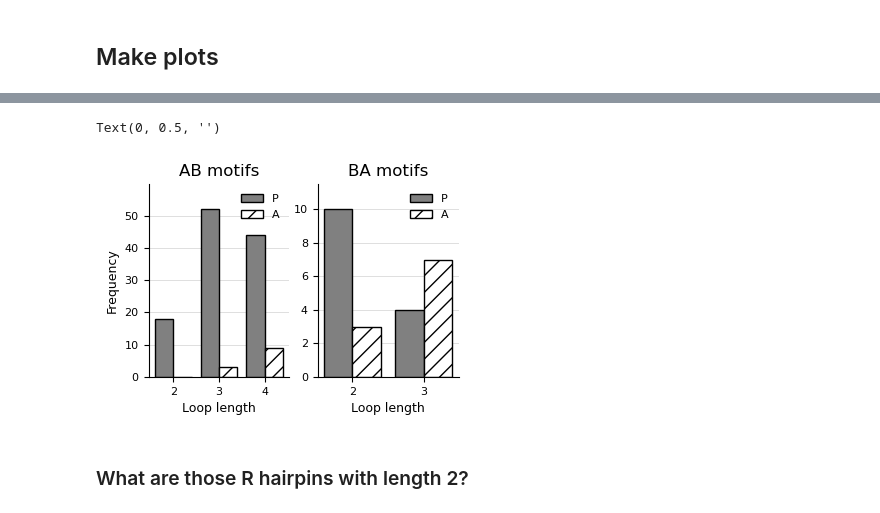
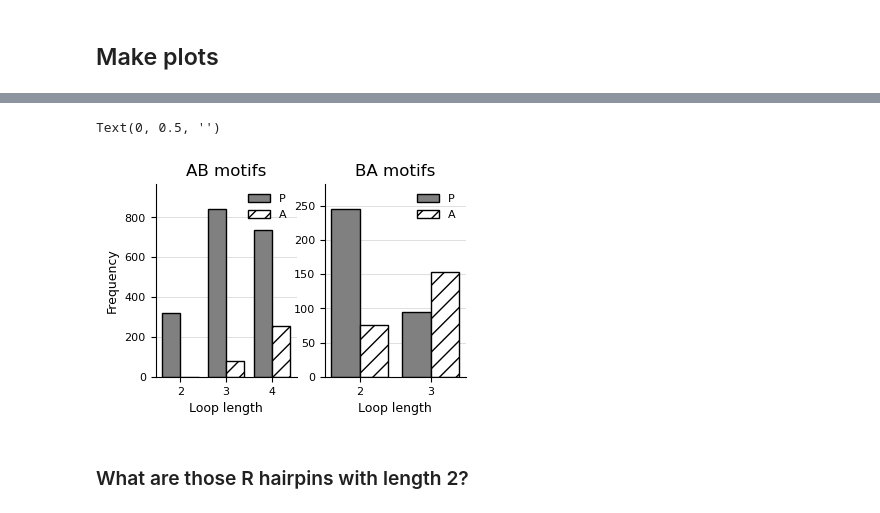
Before and after one commit to stefanhuber1993/folding-principles-dataset, a Jupyter notebook: notebooks/test_pipeline_parts.ipynb, the cells around one changed output, grey strips where cells are left out. Saved outputs shown, nothing was run; the diff lists cells and outputs as text; code cells hidden in the pictures.

```diff
--- a/notebooks/test_pipeline_parts.ipynb
+++ b/notebooks/test_pipeline_parts.ipynb
@@ -57,7 +57,7 @@ bb_motifs_local = []
 ab_motifs = []
 ba_motifs = []
 
-for pdb_id in tqdm(pdb_ids[0:200], desc="Processing PDBs"):
+for pdb_id in tqdm(pdb_ids, desc="Processing PDBs"):
     pdb_path = fetch_mmcif_file(pdb_id, outdir="./pdb_files")
     try:
         model, dssp_df = run_dssp_on_mmcif(
@@ -144,12 +153,12 @@ Text(0.5, 1.0, 'BB motifs -\n Local method')
 # %%
 fig,ax = plt.subplots(1, 2, figsize=(4, 2.5))
-plot_loop_length_category(ab_motifs[np.abs(ab_motifs['orientation_magnitude'])>0.8], ax=ax[0], loop_lengths=[2,3,4], category_col="orientation")
+plot_loop_length_category(ab_motifs[np.abs(ab_motifs['orientation_magnitude'])>0.75], ax=ax[0], loop_lengths=[2,3,4], category_col="orientation")
 ax[0].set_title("AB motifs")
-plot_loop_length_category(ba_motifs[np.abs(ba_motifs['orientation_magnitude'])>0.8], ax=ax[1], loop_lengths=[2,3], category_col="orientation")
+plot_loop_length_category(ba_motifs[np.abs(ba_motifs['orientation_magnitude'])>0.75], ax=ax[1], loop_lengths=[2,3], category_col="orientation")
 ax[1].set_title("BA motifs"); ax[1].set_ylabel(None)
 # %% [output]
 Text(0, 0.5, '')
-[figure, old version]
+[figure, new version]
 # %% [markdown]
 ### What are those R hairpins with length 2?
 # %% [markdown]
```
Also changed, not shown: parts of 3 cells of this notebook, 9 other files.
